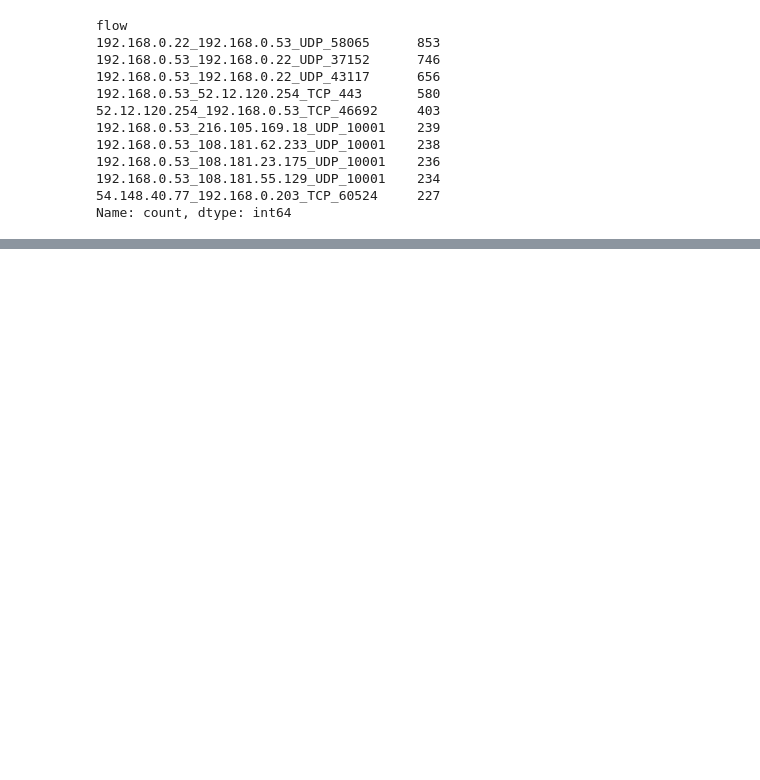
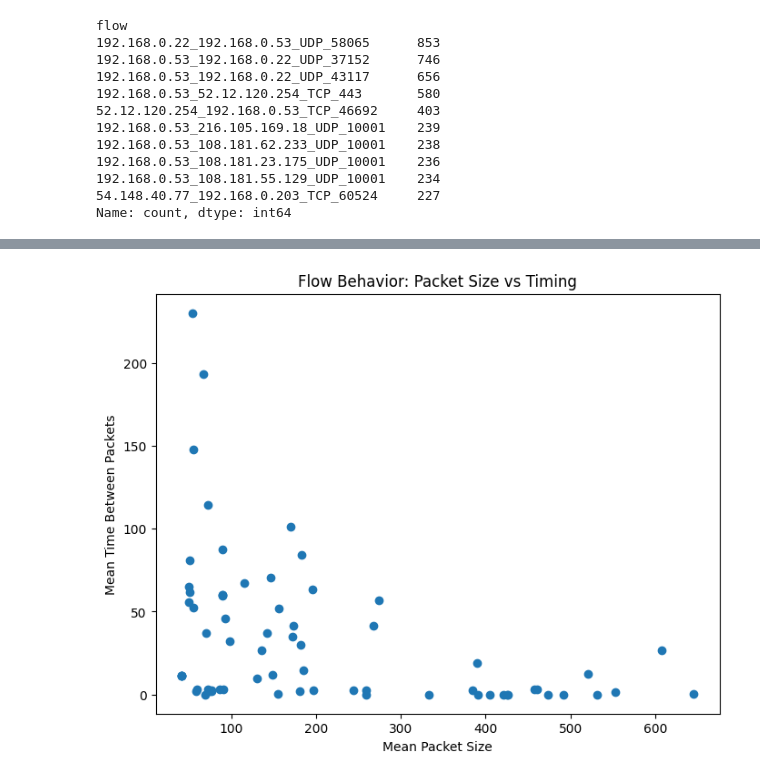
Before and after one commit to Cam123123123/Public, a Jupyter notebook: PersonalProjects/Pcap/notebooks/02_feature_engineering.ipynb, the cells around one changed output, grey strips where cells are left out. Saved outputs shown, nothing was run; the diff lists cells and outputs as text; code cells hidden in the pictures; blank space fills up the shorter version.

```diff
--- a/PersonalProjects/Pcap/notebooks/02_feature_engineering.ipynb
+++ b/PersonalProjects/Pcap/notebooks/02_feature_engineering.ipynb
@@ -129,9 +46,9 @@ Name: time_diff, dtype: float64
 # %%
+# Feature creation
+
 flow_features = df.groupby("flow").agg({
     "packet_length": ["count", "mean", "std"],
-    "time_diff": ["mean", "std"],
-    "protocol": "first",
-    "dst_port": "first"
+    "time_diff": ["mean", "std"]
 })
 
 flow_features.columns = [
@@ -139,11 +56,7 @@ flow_features.columns = [
     "packet_size_mean",
     "packet_size_std",
     "time_mean",
-    "time_std",
-    "protocol",
-    "dst_port"
+    "time_std"
 ]
 
 flow_features = flow_features.reset_index()
-
-flow_features.head()
@@ -163,0 +93,8 @@ features = flow_features[[
+# %%
+# Filtering flows
+
+flow_features_filtered = flow_features[flow_features["packet_count"] > 10].copy()
+
+print("Original flows:", len(flow_features))
+print("Filtered flows:", len(flow_features_filtered))
+flow_features_filtered.head()
@@ -164,5 +110,13 @@ features = flow_features[[
 # %%
+# Anonmaly detection on filtered flows
+
 from sklearn.ensemble import IsolationForest
 
 model = IsolationForest(random_state=42)
-flow_features["anomaly"] = model.fit_predict(features)
+
+feature_cols = ["packet_count", "packet_size_mean", "time_mean"]
+X = flow_features_filtered[feature_cols].fillna(0)
+
+flow_features_filtered["anomaly"] = model.fit_predict(X)
+
+flow_features_filtered["anomaly"].value_counts()
@@ -218,13 +148,16 @@ device_features.sort_values("unique_ports", ascending=False).head()
 # %%
-#Visualization
+# scatter plot: packet size mean vs time mean
+
 import matplotlib.pyplot as plt
 
-plt.figure()
+plt.figure(figsize=(8, 6))
 plt.scatter(
-    flow_features["packet_size_mean"],
-    flow_features["time_mean"]
+    flow_features_filtered["packet_size_mean"],
+    flow_features_filtered["time_mean"]
 )
-plt.xlabel("Packet Size Mean")
-plt.ylabel("Time Mean")
-plt.title("Flow Behavior")
+plt.xlabel("Mean Packet Size")
+plt.ylabel("Mean Time Between Packets")
+plt.title("Flow Behavior: Packet Size vs Timing")
 plt.show()
+# %% [output]
+[figure, added]
```
Also changed, not shown: parts of 25 cells of this notebook, 1 other file.
